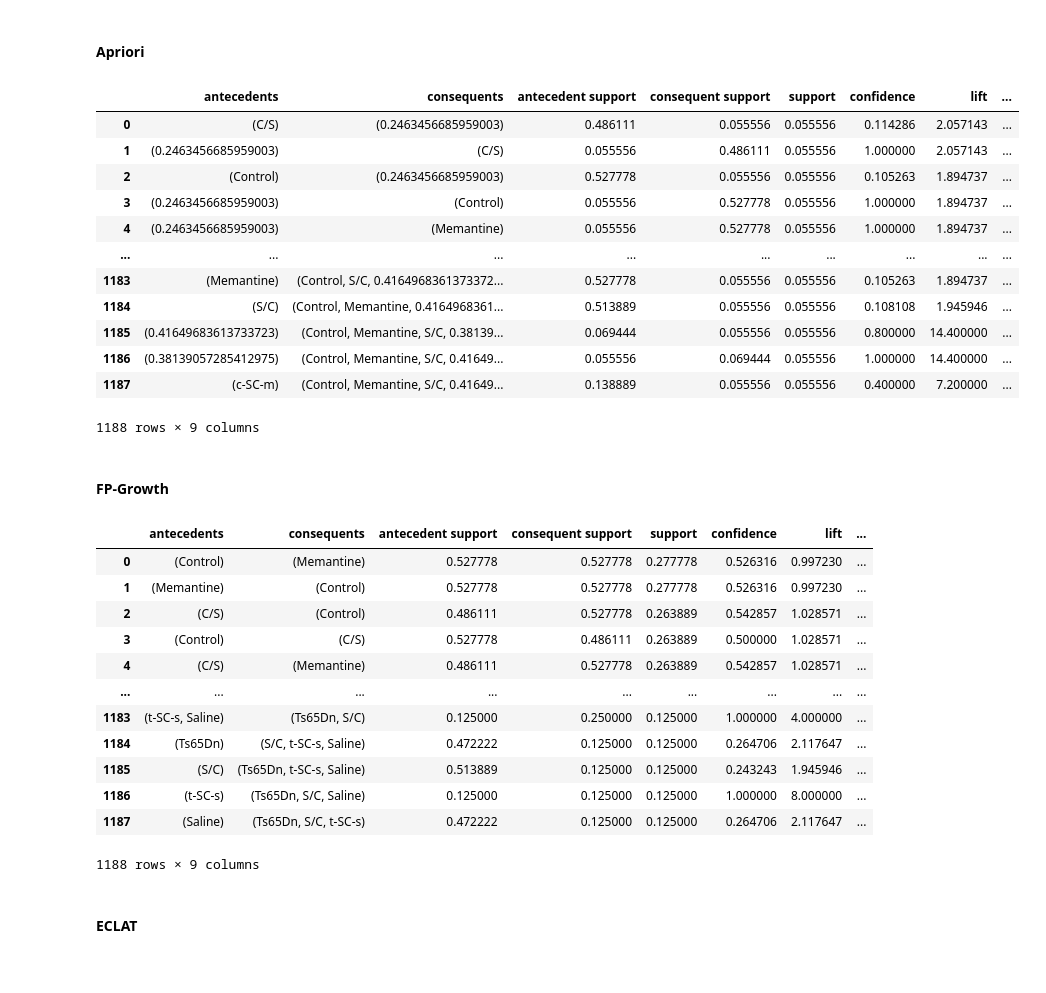
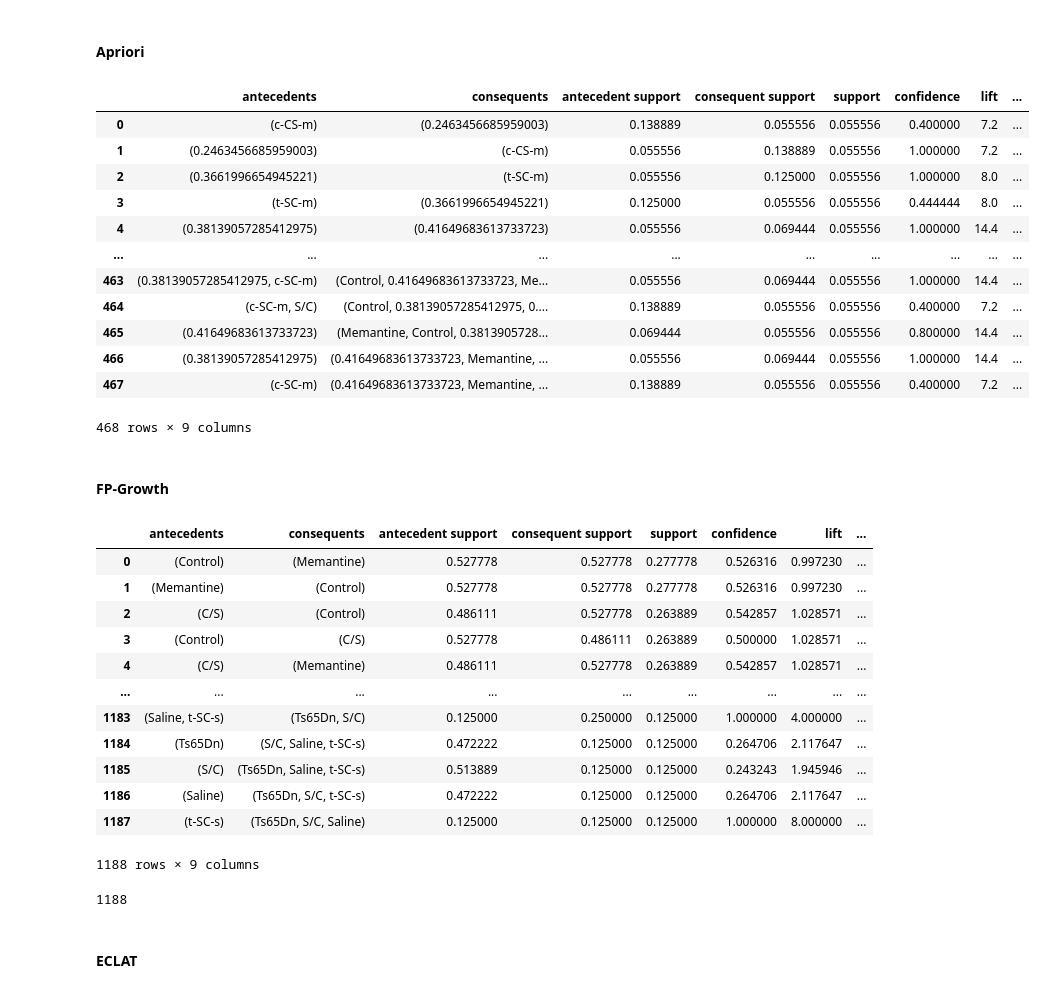
Before and after one commit to NurhandeAkyuz/Mice-Protein-Expression-Data-Analysis, a Jupyter notebook: notebook.ipynb, the cells around one changed output. Drawn from its saved outputs; the diff is of its cells as text; code cells hidden in the pictures.

```diff
--- a/notebook.ipynb
+++ b/notebook.ipynb
@@ -225,27 +226,27 @@ data
 #### <span>Apriori</span>
 # %%
 freq_items_apriori=apriori(data,min_support=0.05,use_colnames=True)
-result_apriori=association_rules(freq_items_apriori,metric='lift',min_threshold= 0.005)
+result_apriori=association_rules(freq_items_apriori,metric='lift',min_threshold= 5)
 result_apriori
 # %% [output]
 |  | antecedents | consequents | antecedent support | consequent support | support | confidence | lift | ... |
-| 0 | (C/S) | (0.2463456685959003) | 0.486111 | 0.055556 | 0.055556 | 0.114286 | 2.057143 | ... |
-| 1 | (0.2463456685959003) | (C/S) | 0.055556 | 0.486111 | 0.055556 | 1.000000 | 2.057143 | ... |
-| 2 | (Control) | (0.2463456685959003) | 0.527778 | 0.055556 | 0.055556 | 0.105263 | 1.894737 | ... |
-| 3 | (0.2463456685959003) | (Control) | 0.055556 | 0.527778 | 0.055556 | 1.000000 | 1.894737 | ... |
-| 4 | (0.2463456685959003) | (Memantine) | 0.055556 | 0.527778 | 0.055556 | 1.000000 | 1.894737 | ... |
+| 0 | (c-CS-m) | (0.2463456685959003) | 0.138889 | 0.055556 | 0.055556 | 0.400000 | 7.2 | ... |
+| 1 | (0.2463456685959003) | (c-CS-m) | 0.055556 | 0.138889 | 0.055556 | 1.000000 | 7.2 | ... |
+| 2 | (0.3661996654945221) | (t-SC-m) | 0.055556 | 0.125000 | 0.055556 | 1.000000 | 8.0 | ... |
+| 3 | (t-SC-m) | (0.3661996654945221) | 0.125000 | 0.055556 | 0.055556 | 0.444444 | 8.0 | ... |
+| 4 | (0.38139057285412975) | (0.41649683613733723) | 0.055556 | 0.069444 | 0.055556 | 1.000000 | 14.4 | ... |
 | ... | ... | ... | ... | ... | ... | ... | ... | ... |
-| 1183 | (Memantine) | (Control, S/C, 0.4164968361373372... | 0.527778 | 0.055556 | 0.055556 | 0.105263 | 1.894737 | ... |
-| 1184 | (S/C) | (Control, Memantine, 0.4164968361... | 0.513889 | 0.055556 | 0.055556 | 0.108108 | 1.945946 | ... |
-| 1185 | (0.41649683613733723) | (Control, Memantine, S/C, 0.38139... | 0.069444 | 0.055556 | 0.055556 | 0.800000 | 14.400000 | ... |
-| 1186 | (0.38139057285412975) | (Control, Memantine, S/C, 0.41649... | 0.055556 | 0.069444 | 0.055556 | 1.000000 | 14.400000 | ... |
-| 1187 | (c-SC-m) | (Control, Memantine, S/C, 0.41649... | 0.138889 | 0.055556 | 0.055556 | 0.400000 | 7.200000 | ... |
+| 463 | (0.38139057285412975, c-SC-m) | (Control, 0.41649683613733723, Me... | 0.055556 | 0.069444 | 0.055556 | 1.000000 | 14.4 | ... |
+| 464 | (c-SC-m, S/C) | (Control, 0.38139057285412975, 0.... | 0.138889 | 0.055556 | 0.055556 | 0.400000 | 7.2 | ... |
+| 465 | (0.41649683613733723) | (Memantine, Control, 0.3813905728... | 0.069444 | 0.055556 | 0.055556 | 0.800000 | 14.4 | ... |
+| 466 | (0.38139057285412975) | (0.41649683613733723, Memantine, ... | 0.055556 | 0.069444 | 0.055556 | 1.000000 | 14.4 | ... |
+| 467 | (c-SC-m) | (0.41649683613733723, Memantine, ... | 0.138889 | 0.055556 | 0.055556 | 0.400000 | 7.2 | ... |
-1188 rows × 9 columns
+468 rows × 9 columns
 # %% [markdown]
 #### <span>FP-Growth</span>
 # %%
 freq_items_fpgrowth=fpgrowth(data, min_support=0.05, use_colnames=True)
-result_fpgrowth=association_rules(freq_items_fpgrowth,metric='lift',min_threshold= 0.005)
+result_fpgrowth=association_rules(freq_items_fpgrowth,metric='lift',min_threshold= 0.1)
 result_fpgrowth
 # %% [output]
 |  | antecedents | consequents | antecedent support | consequent support | support | confidence | lift | ... |
@@ -255,12 +256,17 @@ result_fpgrowth
 | 3 | (Control) | (C/S) | 0.527778 | 0.486111 | 0.263889 | 0.500000 | 1.028571 | ... |
 | 4 | (C/S) | (Memantine) | 0.486111 | 0.527778 | 0.263889 | 0.542857 | 1.028571 | ... |
 | ... | ... | ... | ... | ... | ... | ... | ... | ... |
-| 1183 | (t-SC-s, Saline) | (Ts65Dn, S/C) | 0.125000 | 0.250000 | 0.125000 | 1.000000 | 4.000000 | ... |
-| 1184 | (Ts65Dn) | (S/C, t-SC-s, Saline) | 0.472222 | 0.125000 | 0.125000 | 0.264706 | 2.117647 | ... |
-| 1185 | (S/C) | (Ts65Dn, t-SC-s, Saline) | 0.513889 | 0.125000 | 0.125000 | 0.243243 | 1.945946 | ... |
-| 1186 | (t-SC-s) | (Ts65Dn, S/C, Saline) | 0.125000 | 0.125000 | 0.125000 | 1.000000 | 8.000000 | ... |
-| 1187 | (Saline) | (Ts65Dn, S/C, t-SC-s) | 0.472222 | 0.125000 | 0.125000 | 0.264706 | 2.117647 | ... |
+| 1183 | (Saline, t-SC-s) | (Ts65Dn, S/C) | 0.125000 | 0.250000 | 0.125000 | 1.000000 | 4.000000 | ... |
+| 1184 | (Ts65Dn) | (S/C, Saline, t-SC-s) | 0.472222 | 0.125000 | 0.125000 | 0.264706 | 2.117647 | ... |
+| 1185 | (S/C) | (Ts65Dn, Saline, t-SC-s) | 0.513889 | 0.125000 | 0.125000 | 0.243243 | 1.945946 | ... |
+| 1186 | (Saline) | (Ts65Dn, S/C, t-SC-s) | 0.472222 | 0.125000 | 0.125000 | 0.264706 | 2.117647 | ... |
+| 1187 | (t-SC-s) | (Ts65Dn, S/C, Saline) | 0.125000 | 0.125000 | 0.125000 | 1.000000 | 8.000000 | ... |
 1188 rows × 9 columns
+# %%
+rules_number_fpgrowth  = len(result_fpgrowth.index)
+rules_number_fpgrowth
+# %% [output]
+1188
 # %% [markdown]
 #### <span>ECLAT</span>
 # %%
```
Also changed, not shown: parts of 6 cells of this notebook.
